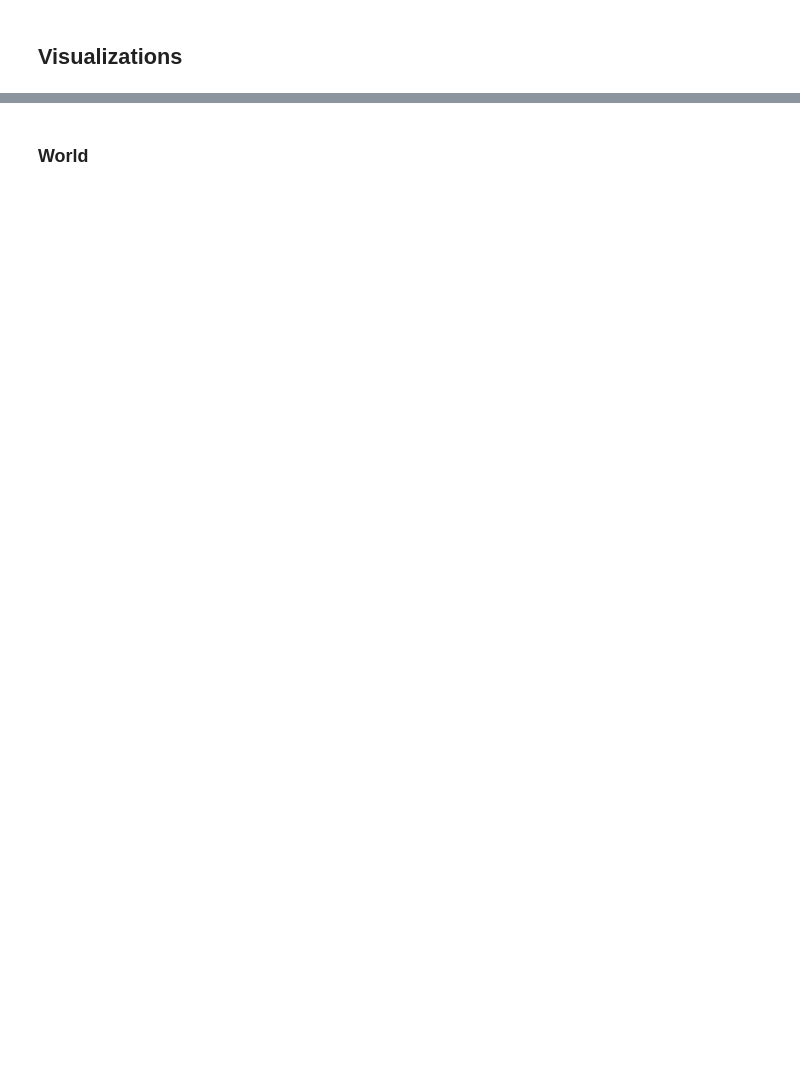
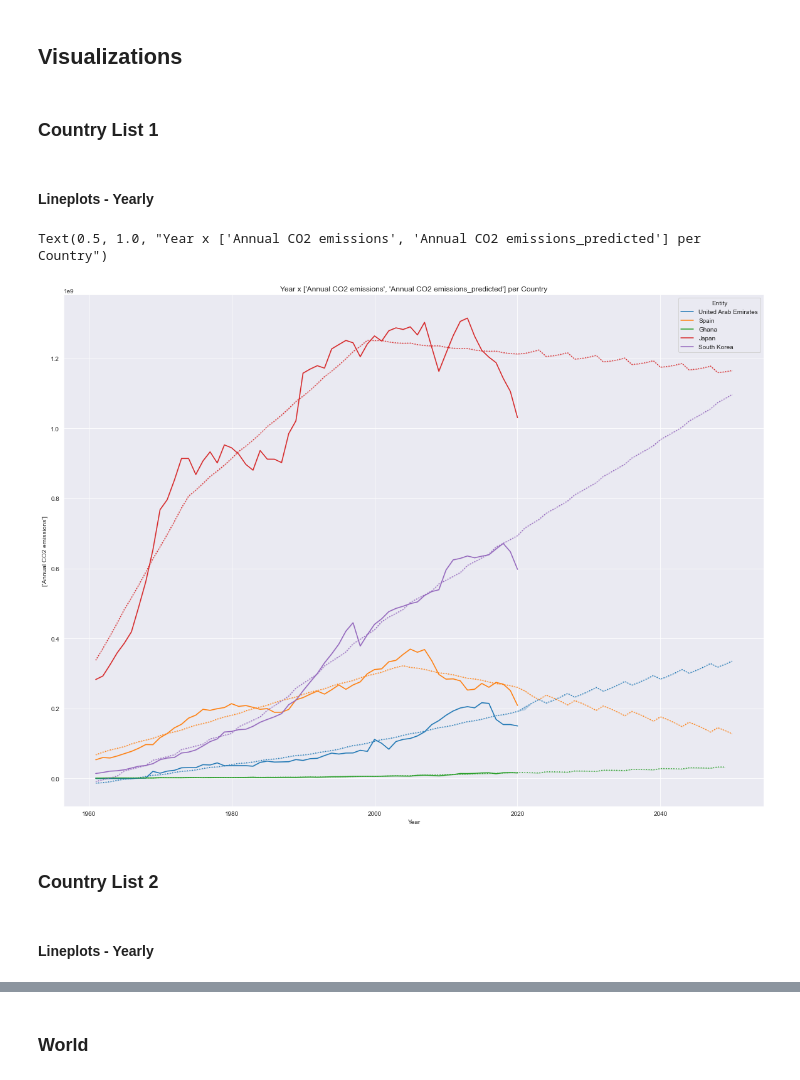
Before and after one commit to Etisaal-Intelligence/global_yearly_metrics_visualizer, a Jupyter notebook: 3_viz_notebooks/V3_forecasts_visualizer.ipynb, the cells around one changed output, grey strips where cells are left out. Cells and saved outputs as stored; diff of their text form; code cells hidden in the pictures; blank space fills up the shorter version.

```diff
--- a/3_viz_notebooks/V3_forecasts_visualizer.ipynb
+++ b/3_viz_notebooks/V3_forecasts_visualizer.ipynb
@@ -58,3 +56,9 @@ country_list = ['United Arab Emirates', 'Japan', 'Ghana'] #For country level ana
+# %%
+country_list1 = ['United Arab Emirates', 'Japan', 'Ghana', 'South Korea', 'Spain']
+country_list2 = ['United States', 'China', 'India', 'indonesia', 'Pakistan']
+country_list3 = ['Egypt', 'Brazil', 'Germany', 'Thailand', 'Australia']
+country_list4 = ['Sudan', 'Afghanistan', 'Togo', 'Vietnam', 'Chile']
+country_list5 = ['Mexico', 'Saudi Arabia', 'Canada', 'Poland', 'Bahrain']
 # %%
 key_columns = [
     'Annual CO2 emissions', 'Annual change in primary energy consumption (%)',
@@ -127,2 +90,13 @@ df_original.describe()
 # %% [markdown]
 ## Visualizations
+# %% [markdown]
+### Country List 1
+# %%
+category_filter = "Country"
+
+df = df_original.copy().loc[
+    (df_original['Entity_Category'] == category_filter)
+    & (df_original['Entity'].isin(country_list1))
+]
+# %% [markdown]
+#### Lineplots - Yearly
@@ -128,0 +108,16 @@ df_original.describe()
+# %%
+y1 = ['Annual CO2 emissions']
+y2 = ['Annual CO2 emissions_predicted']
+
+df_viz = pd.melt(df, id_vars=['Entity_Category', 'Entity', 'Year'], value_vars=y1, value_name=str(y1))
+ax = sns.lineplot(data=df_viz, x=x, y=str(y1), hue=c, legend='auto')
+
+df_viz = pd.melt(df, id_vars=['Entity_Category', 'Entity', 'Year'], value_vars=y2, value_name=str(y2))
+sns.lineplot(data=df_viz, x=x, y=str(y2), ax=ax, hue=c, linestyle=':', legend=None)
+
+plt.title(f"{x} x {y1 + y2} per {category_filter}")
+# %% [output]
+Text(0.5, 1.0, "Year x ['Annual CO2 emissions', 'Annual CO2 emissions_predicted'] per Country")
+[figure, added]
+# %% [markdown]
+### Country List 2
@@ -128,0 +131,2 @@ df_original.describe()
+# %% [markdown]
+#### Lineplots - Yearly
```
Also changed, not shown: parts of 78 cells of this notebook, 4 other files.
